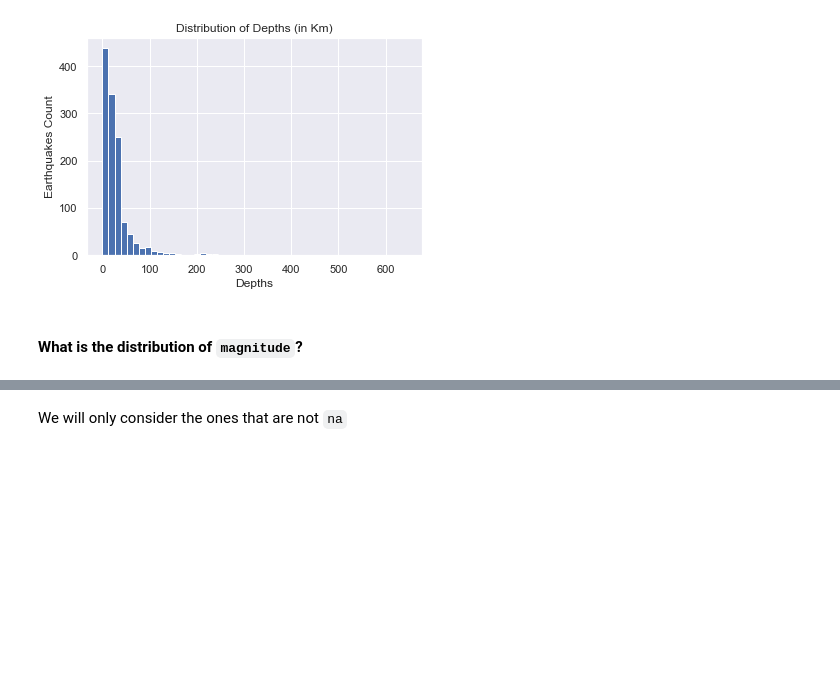
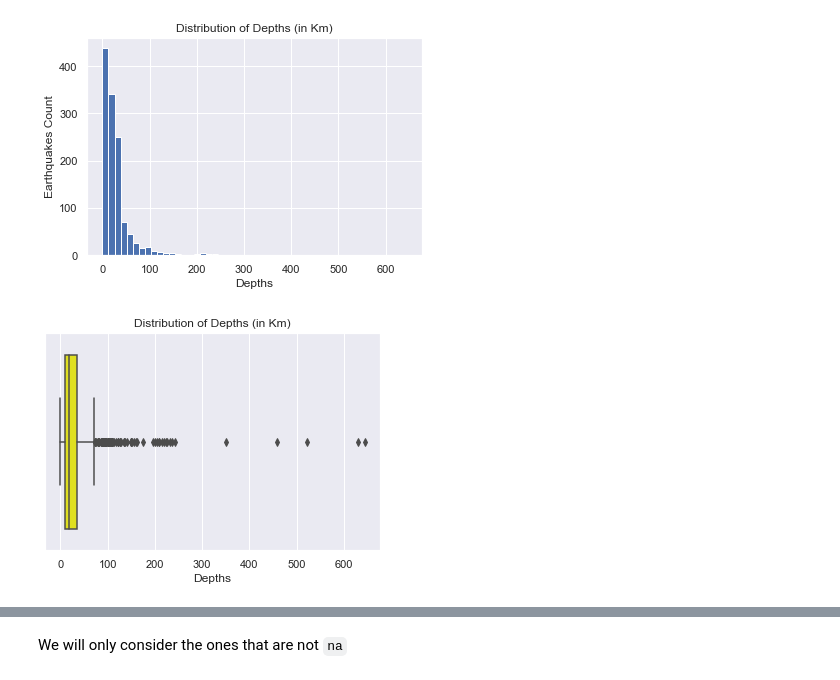
Before and after one commit to nss-data-science-cohort-4/dq3-earthquakes-amdquake, a Jupyter notebook: notebook/mr-part-1-analysis.ipynb, the cells around one changed output, grey strips where cells are left out. Drawn from its saved outputs; the diff is of its cells as text; code cells hidden in the pictures; blank space fills up the shorter version.

```diff
--- a/notebook/mr-part-1-analysis.ipynb
+++ b/notebook/mr-part-1-analysis.ipynb
@@ -421,5 +459,9 @@ plt.xlabel("Depths")
 plt.ylabel("Earthquakes Count");
 # %% [output]
 [figure]
-# %% [markdown]
-#### What is the distribution of `magnitude`?
+# %%
+sns.boxplot(depth_data, color='yellow')
+plt.title("Distribution of Depths (in Km)")
+plt.xlabel("Depths");
+# %% [output]
+[figure, added]
```
Also changed, not shown: parts of 32 cells of this notebook.
